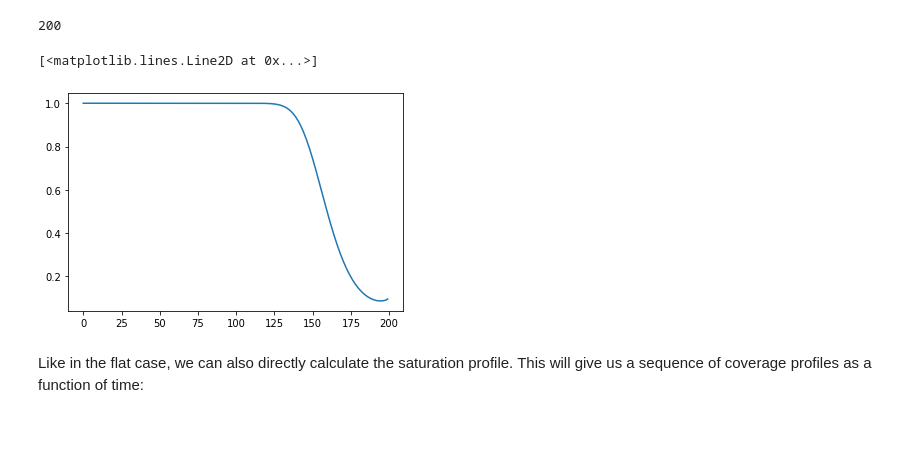
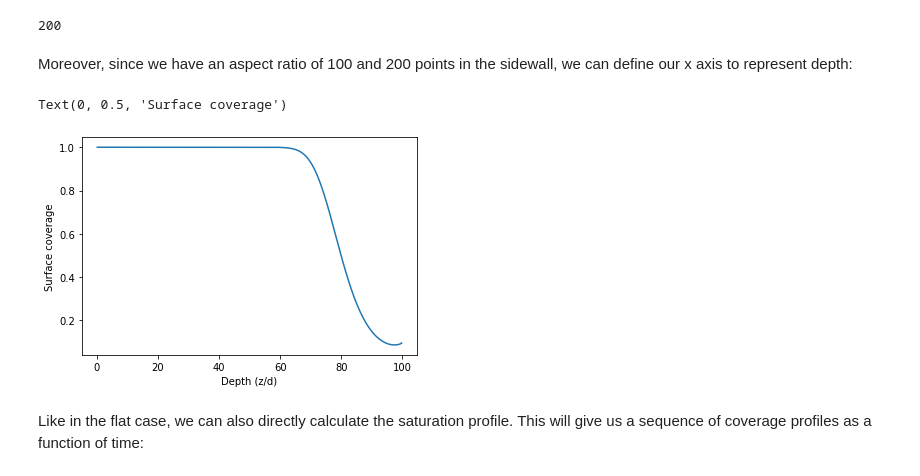
Before and after one commit to aldsim/machball, a Jupyter notebook: examples/machball_tutorial.ipynb, the cells around one changed output. Cells and saved outputs as stored; diff of their text form; code cells hidden in the pictures; blank space fills up the shorter version.

```diff
--- a/examples/machball_tutorial.ipynb
+++ b/examples/machball_tutorial.ipynb
@@ -181,8 +181,5 @@ cov_wall = cov[st.region("wall")] # This creates a slice of the array which leav
 len(cov_wall)
 # %% [output]
 200
-# %%
-pt.plot(cov_wall)
-# %% [output]
-[<matplotlib.lines.Line2D at 0x...>]
-[figure, removed]
+# %% [markdown]
+Moreover, since we have an aspect ratio of 100 and 200 points in the sidewall, we can define our x axis to represent depth:
@@ -189,3 +188,10 @@ pt.plot(cov_wall)
+# %%
+pt.plot(x, cov_wall)
+pt.xlabel("Depth (z/d)")
+pt.ylabel("Surface coverage")
+# %% [output]
+Text(0, 0.5, 'Surface coverage')
+[figure, added]
 # %% [markdown]
 Like in the flat case, we can also directly calculate the saturation profile. This will give us a sequence of coverage profiles as a function of time:
 # %%
```
Also changed, not shown: parts of 4 cells of this notebook.
